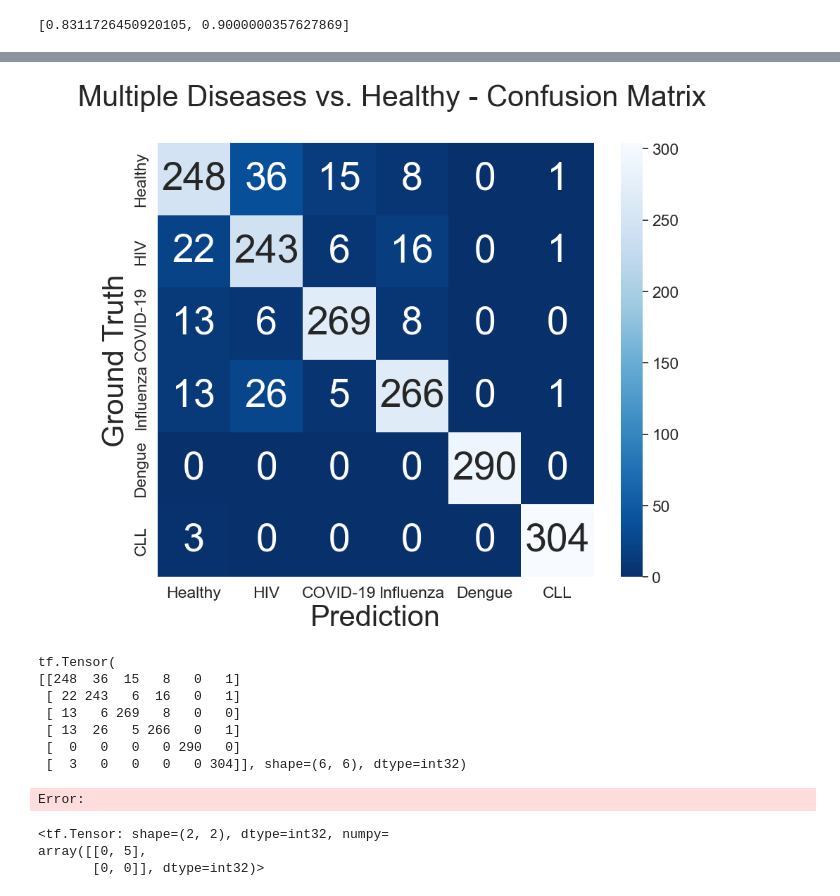
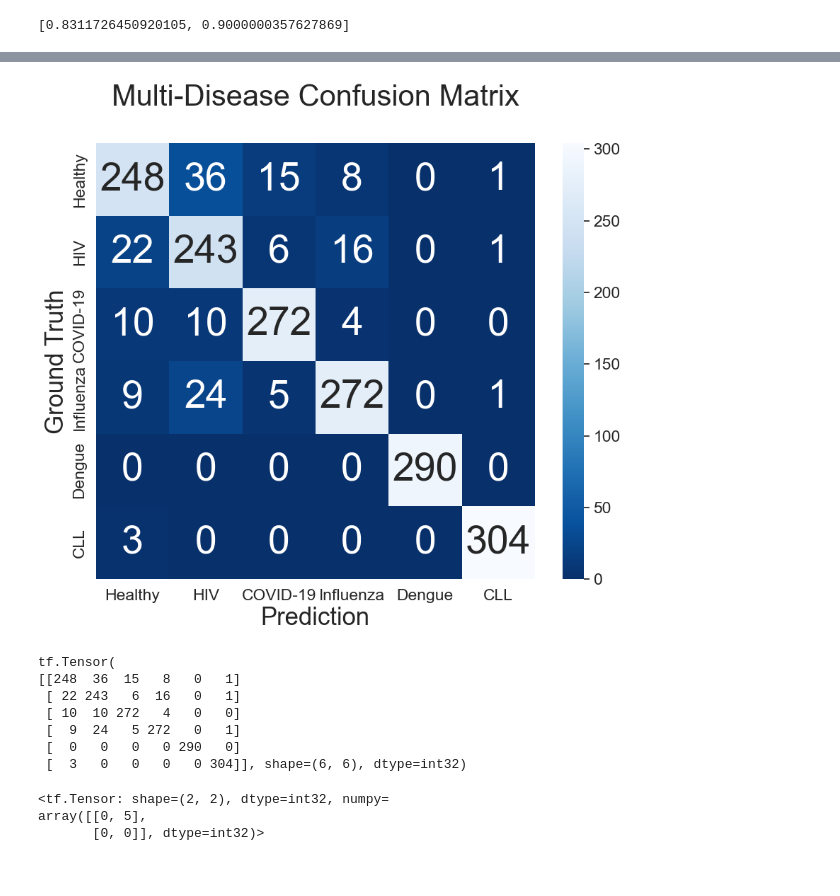
Before and after one commit to josephyu12/11th-science-fair, a Jupyter notebook: other_diseases/multi_class_model.ipynb, the cells around one changed output, grey strips where cells are left out. Drawn from its saved outputs; the diff is of its cells as text; code cells hidden in the pictures.

Commit message:
completed, multi-classification

```diff
--- a/other_diseases/multi_class_model.ipynb
+++ b/other_diseases/multi_class_model.ipynb
@@ -40,13 +40,13 @@ for i in range(number_param_hiv):
 
 hiv_average_embeddings = np.delete(hiv_average_embeddings, 0, 0)
 # %%
-multi_class_average_embeddings = [[None] * 1024]
+covid_average_embeddings = [[None] * 1024]
 # %%
-number_param_multi_class = 4
-for i in range(number_param_multi_class):
-    with open("multi_class_binary_embeddings/multi_class_" + str(i) + ".pkl", "rb") as f:
-        multi_class_temp = pickle.load(f)
-        multi_class_average_embeddings = np.concatenate((multi_class_average_embeddings, multi_class_temp))
+number_param_covid = 5
+for i in range(1, number_param_covid):
+    with open("../bert/prot_bert_bfd_embeddings_v2/covid_" + str(i) + ".pkl", "rb") as f:
+        covid_temp = pickle.load(f)[1]
+        covid_average_embeddings = np.concatenate((covid_average_embeddings, covid_temp))
     f.close()
 
-multi_class_average_embeddings = np.delete(multi_class_average_embeddings, 0, 0)
+covid_average_embeddings = np.delete(covid_average_embeddings, 0, 0)
@@ -142,7 +139,7 @@ print(healthy_average_embeddings.shape)
 # %% [markdown]
 # Train Test Splits
 # %%
-X = np.concatenate((hiv_average_embeddings[:3000], multi_class_average_embeddings[:3000], influenza_average_embeddings, dengue_average_embeddings, cll_average_embeddings, healthy_average_embeddings[:3000]))
+X = np.concatenate((hiv_average_embeddings[:3000], covid_average_embeddings[:3000], influenza_average_embeddings, dengue_average_embeddings, cll_average_embeddings, healthy_average_embeddings[:3000]))
 y = np.concatenate(([1] * 3000, [2] * 3000, [3] * len(influenza_average_embeddings), [4] * len(dengue_average_embeddings), [5] * len(cll_average_embeddings), [0] * 3000))
 X = np.asarray(X).astype('float32')
 print(X.shape)
@@ -310,0 +315,10 @@ model = tf.keras.models.load_model("multi_class_model.h5")
+# %%
+y_pred = []
+y_true = y_test
+
+for i in X_test:
+    i = np.expand_dims(i, axis=0)
+    if np.amax(model.predict(i)) != 1:
+        print(model.predict(i))
+
+y_pred
@@ -360,33 +409,32 @@ y_pred
 # %%
 correct_labels = np.array(tf.concat([item for item in y_true], axis = 0))
 predicted_labels = np.array(tf.concat([item for item in y_pred], axis = 0))
 
 confusion_mtx = tf.math.confusion_matrix(correct_labels, predicted_labels)
 plt.figure(figsize=(10, 8))
-plt.title('    Multiple Diseases vs. Healthy - Confusion Matrix\n', fontsize=30)
+plt.title('Multi-Disease Confusion Matrix\n', fontsize=30)
 sns.set(font_scale=1.5)
 
 cmap = sns.color_palette("Blues_r", as_cmap=True)
 
 sns.heatmap(confusion_mtx,
             xticklabels=["Healthy", "HIV", "COVID-19", "Influenza", "Dengue", "CLL"],
             yticklabels=["Healthy", "HIV", "COVID-19", "Influenza", "Dengue", "CLL"],
             annot=True, fmt='g', annot_kws={"size":40}, cmap=cmap)
-plt.xlabel('Prediction', fontsize=30)
-plt.ylabel('Ground Truth', fontsize=30)
+plt.xlabel('Prediction', fontsize=25)
+plt.ylabel('Ground Truth', fontsize=25)
 plt.show()
 
 print(confusion_mtx)
 # %% [output]
-[figure, old version]
+[figure, new version]
 tf.Tensor(
 [[248  36  15   8   0   1]
  [ 22 243   6  16   0   1]
- [ 13   6 269   8   0   0]
- [ 13  26   5 266   0   1]
+ [ 10  10 272   4   0   0]
+ [  9  24   5 272   0   1]
  [  0   0   0   0 290   0]
  [  3   0   0   0   0 304]], shape=(6, 6), dtype=int32)
-Error:
 # %%
 tf.math.confusion_matrix([0, 0, 0, 0, 0], [1, 1, 1, 1, 1]) # represents # of false positives (0 actual 1 pred)
 # %% [output]
```
Also changed, not shown: parts of 5 cells of this notebook, 6 other files.
